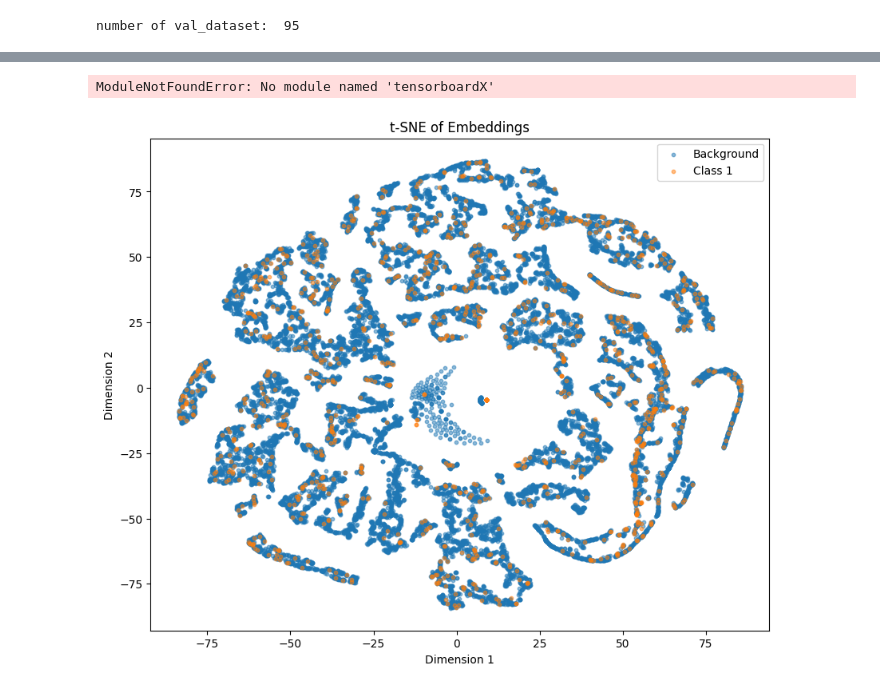
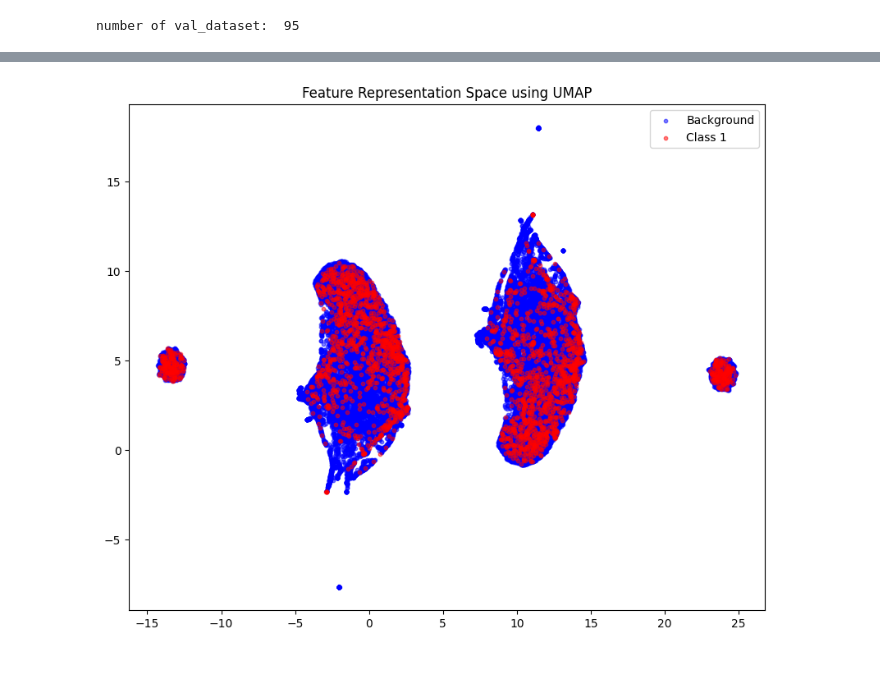
Before and after one commit to Yang-Jiaxiang/PatchCL-MedSeg-Louis, a Jupyter notebook: embedding_Inference.ipynb, the cells around one changed output, grey strips where cells are left out. Drawn from its saved outputs; the diff is of its cells as text; code cells hidden in the pictures.

```diff
--- a/embedding_Inference.ipynb
+++ b/embedding_Inference.ipynb
@@ -32,14 +34,17 @@ print('number of val_dataset: ', len(val_dataset))
 # %% [output]
 number of val_dataset:  95
 # %%
+device = torch.device('cuda:0')
+
 model = torch.load(model_path)
 model = model.eval()
 
-model.module.contrast = True
+model.module.contrast = False
 # %%
 background_embedding_list = []
 class1_embedding_list = []
 
+# 提取 embeddings
 with torch.no_grad():
     for imgs, masks in tqdm(val_loader):
         patch_list = _get_patches(
@@ -56,11 +61,13 @@ with torch.no_grad():
         # 處理 background_embeddings
         for emb in emb_list[0]:
             if emb is not None:  # 確保 emb 不是 None
-                background_embeddings_np = emb.numpy()
+                background_embeddings_np = emb.cpu().numpy()  # 確保從 GPU 到 CPU
+                background_embeddings_np = background_embeddings_np.reshape(background_embeddings_np.shape[0], -1)
                 background_embedding_list.append(background_embeddings_np)
 
         # 處理 class1_embeddings
         for emb in emb_list[1]:
             if emb is not None:  # 確保 emb 不是 None
-                class1_embeddings_np = emb.numpy()
+                class1_embeddings_np = emb.cpu().numpy()  # 確保從 GPU 到 CPU
+                class1_embeddings_np = class1_embeddings_np.reshape(class1_embeddings_np.shape[0], -1)
                 class1_embedding_list.append(class1_embeddings_np)
@@ -80,33 +74,32 @@ print(len(class1_embedding_list))      # 應該是 128 維度的 tensor
-# %%
-import tensorboardX as tbx     # 本範例會使用到tensorboardX套件
-writer = tbx.SummaryWriter()
-# %% [output]
-ModuleNotFoundError: No module named 'tensorboardX'
-# %%
-from sklearn.decomposition import PCA
-
-# 将背景和类1的嵌入合并为一个数组
-combined_embeddings = np.concatenate((background_embedding_list, class1_embedding_list), axis=0)
-
-# 创建标签列表，背景为0，类1为1
-labels = np.array([0]*len(background_embedding_list) + [1]*len(class1_embedding_list))
-
-# 先使用 PCA 将维度降到 50
-pca = PCA(n_components=64)
-pca_result = pca.fit_transform(combined_embeddings)
-
-# 使用 t-SNE 对 PCA 结果进一步降维到 2 维
-tsne = TSNE(n_components=2, random_state=42)
-tsne_results = tsne.fit_transform(pca_result)
-
-# 绘制 t-SNE 结果
-plt.figure(figsize=(10, 8))
-plt.scatter(tsne_results[labels == 0, 0], tsne_results[labels == 0, 1], label='Background', alpha=0.5, s=10)
-plt.scatter(tsne_results[labels == 1, 0], tsne_results[labels == 1, 1], label='Class 1', alpha=0.5, s=10)
-plt.legend()
-plt.title('t-SNE of Embeddings')
-plt.xlabel('Dimension 1')
-plt.ylabel('Dimension 2')
-plt.show()
-# %% [output]
-[figure, removed]
+# %%
+# 合併 embeddings 列表
+background_embeddings = np.concatenate(background_embedding_list)
+class1_embeddings = np.concatenate(class1_embedding_list)
+
+# 確保 embeddings 是2D數組
+background_embeddings = background_embeddings.reshape(background_embeddings.shape[0], -1)
+class1_embeddings = class1_embeddings.reshape(class1_embeddings.shape[0], -1)
+
+# # 降維
+# tsne = TSNE(n_components=2, perplexity=30, learning_rate=100)
+# background_embeddings_2d = tsne.fit_transform(background_embeddings)
+# class1_embeddings_2d = tsne.fit_transform(class1_embeddings)
+# %%
+# 使用 UMAP 进行降维
+reducer = umap.UMAP(n_neighbors=15, min_dist=0.1, n_components=2, random_state=42)
+combined_embeddings = np.concatenate((background_embeddings, class1_embeddings))
+combined_embeddings_2d = reducer.fit_transform(combined_embeddings)
+
+# 分离降维后的背景和类1的嵌入
+background_embeddings_2d = combined_embeddings_2d[:background_embeddings.shape[0]]
+class1_embeddings_2d = combined_embeddings_2d[background_embeddings.shape[0]:]
+
+# 绘制表示空间
+plt.figure(figsize=(10, 8))
+plt.scatter(background_embeddings_2d[:, 0], background_embeddings_2d[:, 1], c='blue', label='Background', alpha=0.5, s=10)
+plt.scatter(class1_embeddings_2d[:, 0], class1_embeddings_2d[:, 1], c='red', label='Class 1', alpha=0.5, s=10)
+plt.legend()
+plt.title('Feature Representation Space using UMAP')
+plt.show()
+# %% [output]
+[figure, added]
```
Also changed, not shown: parts of 2 cells of this notebook, 7 other files.
